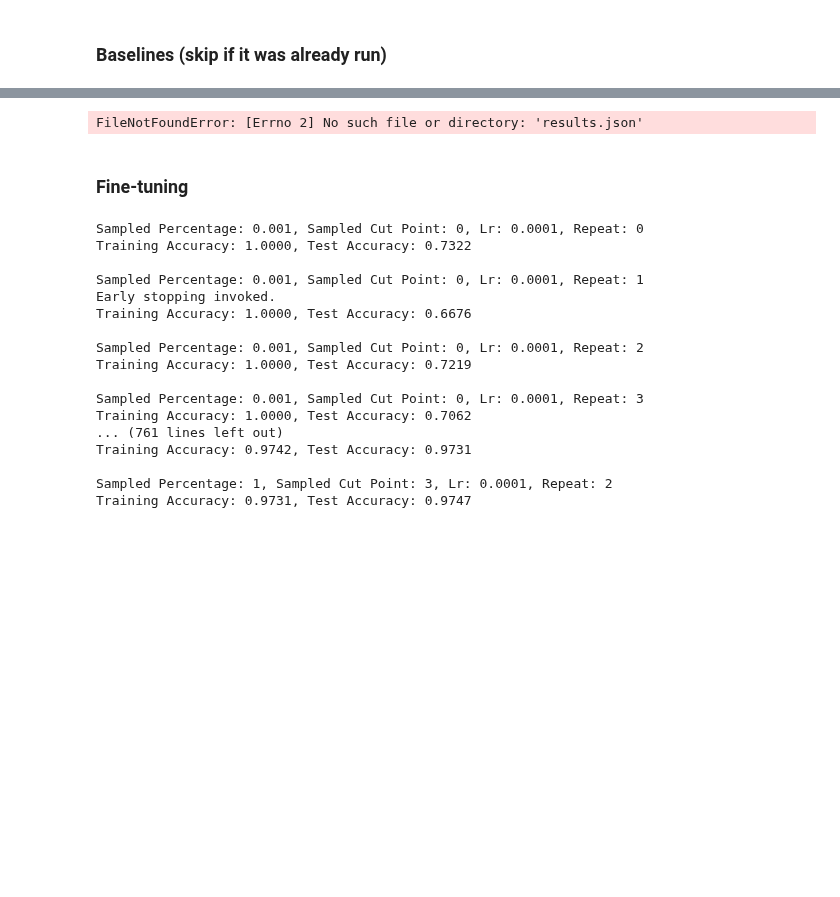
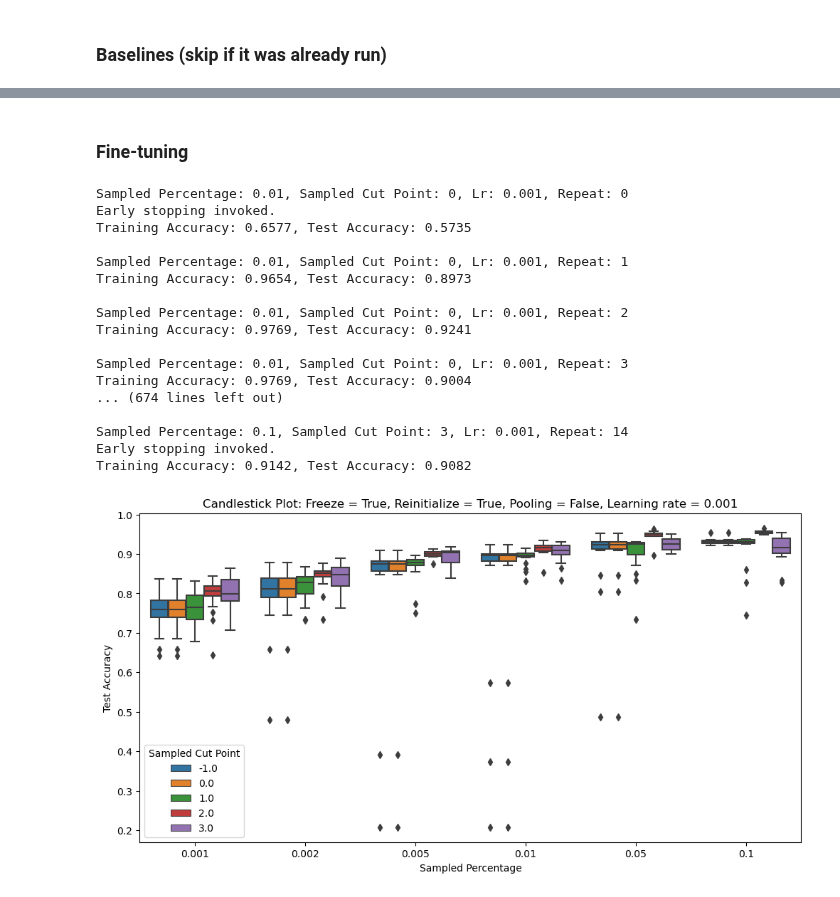
Before and after one commit to tusharmanekar/mp-tl-study, a Jupyter notebook: 50-50_MNIST/MNIST_CNN_3D_more_repeats_freeze_reinit.ipynb, the cells around one changed output, grey strips where cells are left out. Saved outputs shown, nothing was run; the diff lists cells and outputs as text; code cells hidden in the pictures; blank space fills up the shorter version.

```diff
--- a/50-50_MNIST/MNIST_CNN_3D_more_repeats_freeze_reinit.ipynb
+++ b/50-50_MNIST/MNIST_CNN_3D_more_repeats_freeze_reinit.ipynb
@@ -777,14 +758,23 @@ del params_tmp["device"]
 params_tmp["activation_function"] = str(params_tmp["activation_function"])
 results = [params_tmp] + results
 
-with open(f'results_jsons/baselines_freeze_{params["freeze"]}_pool_{params["use_pooling"]}_lr_{params["lr_fine_tune"]}.json', 'w') as f:
+with open(f'results_jsons/baselines_freeze_{params["freeze"]}_pool_{params["use_pooling"]}_lr_{params["lr_fine_tune"]}_seed_subsamples.json', 'w') as f:
     json.dump(results, f)
-# %% [output]
-FileNotFoundError: [Errno 2] No such file or directory: 'results.json'
+# %%
+#load
+with open('results_jsons/baselines_freeze_True_pool_False_lr_0.001_seed_subsamples.json', 'r') as f:
+    results = json.load(f)
+
+#limit results to cut -1
+results = [r for r in results if r["sampled_cut_point"] == -1]
 # %% [markdown]
 ### Fine-tuning
 # %%
 results = []
+# %%
+#percentages = [0.001, 0.002, 0.005, 0.01, 0.05, 0.1, 0.3, 0.5, 0.8, 1]
+#percentages = [0.001, 0.002, 0.005]
+percentages = [0.01, 0.05, 0.1]
 # %%
 dataloader_wrapped.update_phase('finetune')
 
@@ -799,11 +789,11 @@ dataloader_wrapped.update_phase('finetune')
 for sampled_percentage in percentages:
 
     if sampled_percentage <= 0.01:
+        repeats = 20
+    elif sampled_percentage < 0.5:
+        repeats = 15
+    else:
         repeats = 10
-    elif sampled_percentage < 0.5:
-        repeats = 5
-    else:
-        repeats = 3
 
     for sampled_cut_point in cuts:
 
@@ -830,20 +820,38 @@ for sampled_percentage in percentages:
             # Store the results
             results.append({"lr":params['lr_fine_tune'], "sampled_percentage":sampled_percentage, "sampled_cut_point":sampled_cut_point, "repeat":repeat, "train_acc":train_acc, "test_acc":test_acc})
 # %% [output]
-Sampled Percentage: 0.001, Sampled Cut Point: 0, Lr: 0.0001, Repeat: 0
-Training Accuracy: 1.0000, Test Accuracy: 0.7322
+Sampled Percentage: 0.01, Sampled Cut Point: 0, Lr: 0.001, Repeat: 0
+Early stopping invoked.
+Training Accuracy: 0.6577, Test Accuracy: 0.5735
 
-Sampled Percentage: 0.001, Sampled Cut Point: 0, Lr: 0.0001, Repeat: 1
+Sampled Percentage: 0.01, Sampled Cut Point: 0, Lr: 0.001, Repeat: 1
+Training Accuracy: 0.9654, Test Accuracy: 0.8973
+
+Sampled Percentage: 0.01, Sampled Cut Point: 0, Lr: 0.001, Repeat: 2
+Training Accuracy: 0.9769, Test Accuracy: 0.9241
+
+Sampled Percentage: 0.01, Sampled Cut Point: 0, Lr: 0.001, Repeat: 3
+Training Accuracy: 0.9769, Test Accuracy: 0.9004
+... (674 lines left out)
+
+Sampled Percentage: 0.1, Sampled Cut Point: 3, Lr: 0.001, Repeat: 14
 Early stopping invoked.
-Training Accuracy: 1.0000, Test Accuracy: 0.6676
-
-Sampled Percentage: 0.001, Sampled Cut Point: 0, Lr: 0.0001, Repeat: 2
-Training Accuracy: 1.0000, Test Accuracy: 0.7219
-
-Sampled Percentage: 0.001, Sampled Cut Point: 0, Lr: 0.0001, Repeat: 3
-Training Accuracy: 1.0000, Test Accuracy: 0.7062
-... (761 lines left out)
-Training Accuracy: 0.9742, Test Accuracy: 0.9731
-
-Sampled Percentage: 1, Sampled Cut Point: 3, Lr: 0.0001, Repeat: 2
-Training Accuracy: 0.9731, Test Accuracy: 0.9747
+Training Accuracy: 0.9142, Test Accuracy: 0.9082
+# %%
+import pandas as pd
+import matplotlib.pyplot as plt
+import seaborn as sns
+
+# Combining both datasets for comparative analysis
+df_combined = pd.DataFrame(results)
+
+# Creating boxplots
+plt.figure(figsize=(12, 6))
+sns.boxplot(x='sampled_percentage', y='test_acc', hue='sampled_cut_point', data=df_combined)
+plt.title(f'Candlestick Plot: Freeze = {params["freeze"]}, Reinitialize = {params["reinit"]}, Pooling = {params["use_pooling"]}, Learning rate = {params["lr_fine_tune"]}')
+plt.xlabel('Sampled Percentage')
+plt.ylabel('Test Accuracy')
+plt.legend(title='Sampled Cut Point')
+plt.show()
+# %% [output]
+[figure, added]
```
Also changed, not shown: parts of 12 cells of this notebook, 5 other files.
